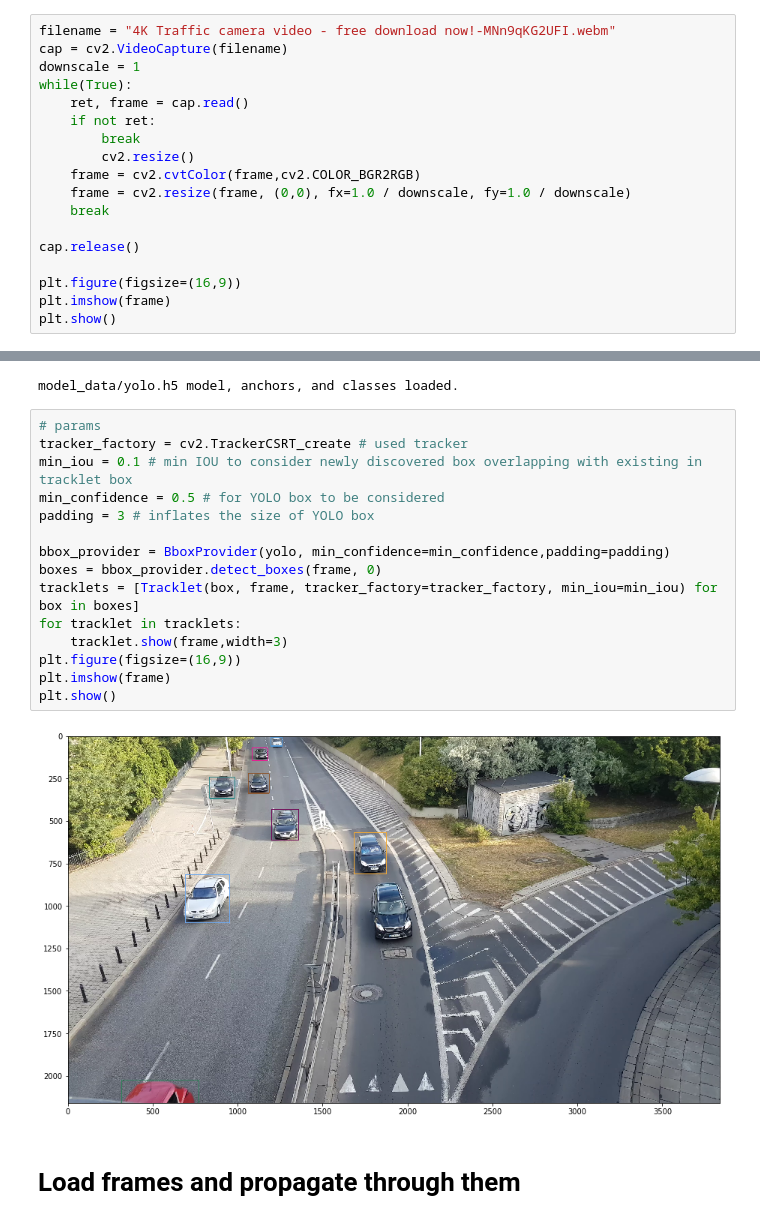
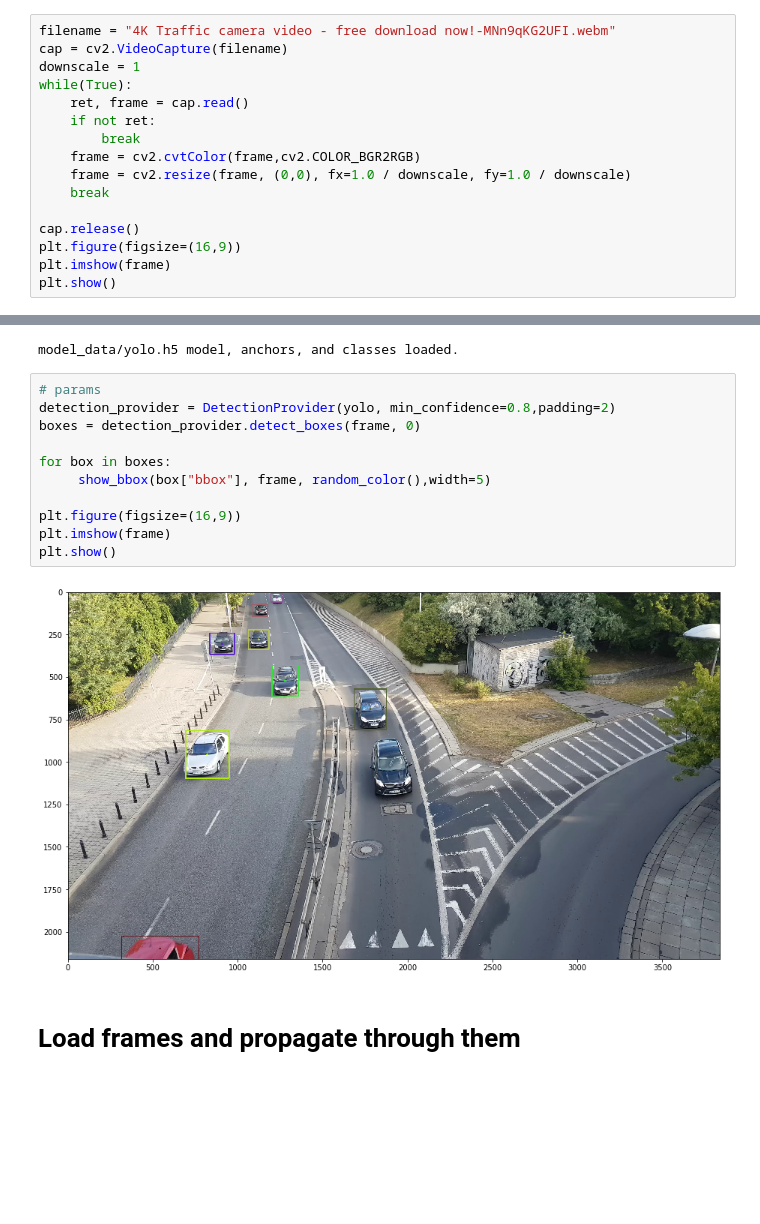
Before and after one commit to benj01/TrafficAnalysis, a Jupyter notebook: TrafficCamera_DetectionAndTracking.ipynb, the cells around one changed output, grey strips where cells are left out. Cells and saved outputs as stored; diff of their text form; blank space fills up the shorter version.

Commit message:
Refactoring and different algorithm for detecting exiting cars

```diff
--- a/TrafficCamera_DetectionAndTracking.ipynb
+++ b/TrafficCamera_DetectionAndTracking.ipynb
@@ -39,13 +32,11 @@ while(True):
     ret, frame = cap.read()
     if not ret:
         break
-        cv2.resize()
     frame = cv2.cvtColor(frame,cv2.COLOR_BGR2RGB)
     frame = cv2.resize(frame, (0,0), fx=1.0 / downscale, fy=1.0 / downscale)
     break
 
 cap.release()
-
 plt.figure(figsize=(16,9))
 plt.imshow(frame)
 plt.show()
@@ -57,22 +48,18 @@ plt.show()
 yolo = YOLO()
 # %% [output]
 model_data/yolo.h5 model, anchors, and classes loaded.
-# %%
-# params
-tracker_factory = cv2.TrackerCSRT_create # used tracker
-min_iou = 0.1 # min IOU to consider newly discovered box overlapping with existing in tracklet box
-min_confidence = 0.5 # for YOLO box to be considered
-padding = 3 # inflates the size of YOLO box
-
-bbox_provider = BboxProvider(yolo, min_confidence=min_confidence,padding=padding)
-boxes = bbox_provider.detect_boxes(frame, 0)
-tracklets = [Tracklet(box, frame, tracker_factory=tracker_factory, min_iou=min_iou) for box in boxes]
-for tracklet in tracklets:
-    tracklet.show(frame,width=3)
-plt.figure(figsize=(16,9))
-plt.imshow(frame)
-plt.show()
-# %% [output]
-[figure, removed]
+# %%
+# params
+detection_provider = DetectionProvider(yolo, min_confidence=0.8,padding=2)
+boxes = detection_provider.detect_boxes(frame, 0)
+
+for box in boxes:
+     show_bbox(box["bbox"], frame, random_color(),width=5)
+
+plt.figure(figsize=(16,9))
+plt.imshow(frame)
+plt.show()
+# %% [output]
+[figure, added]
 # %% [markdown]
 # Load frames and propagate through them
```
Also changed, not shown: parts of 4 cells of this notebook, 3 other files.
